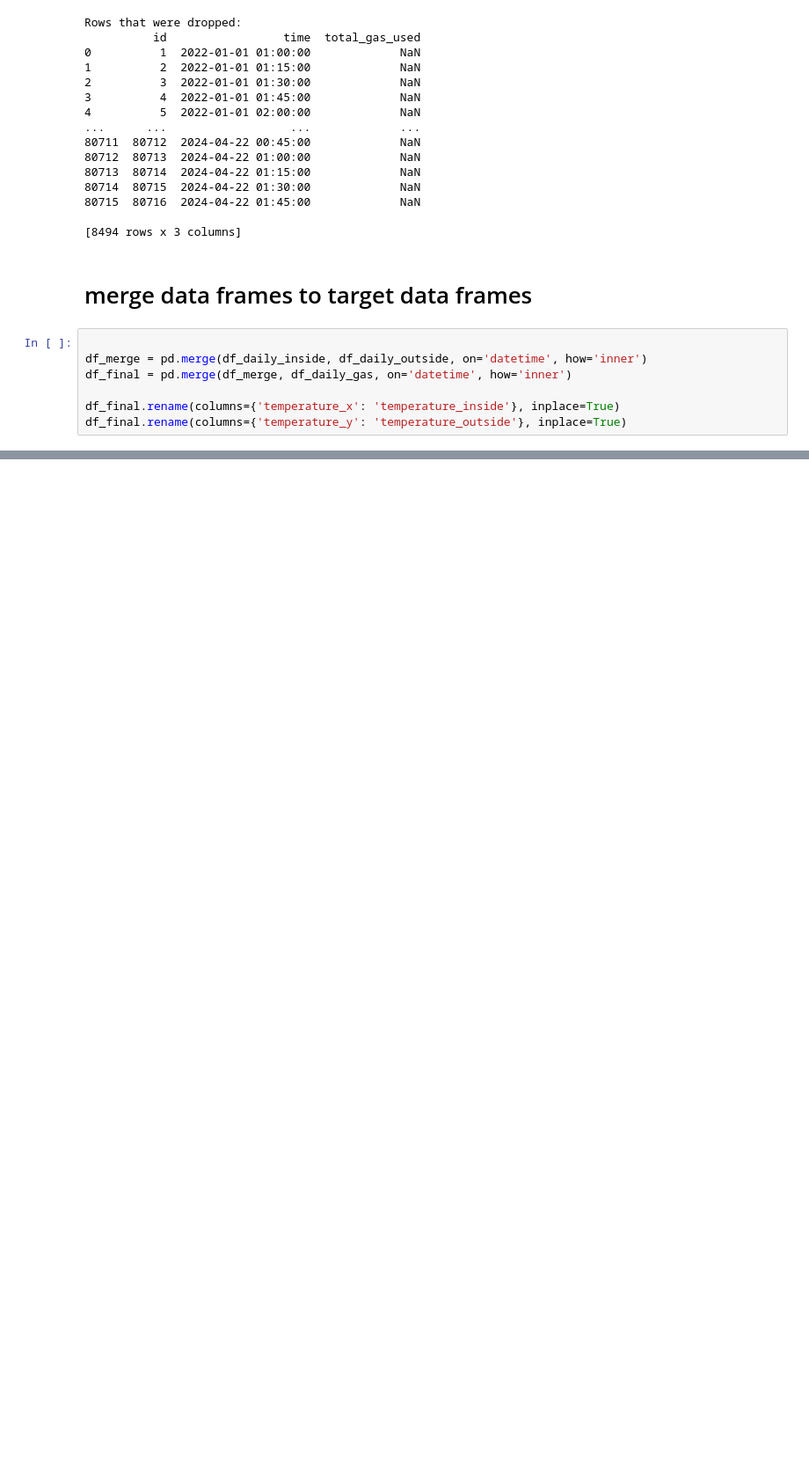
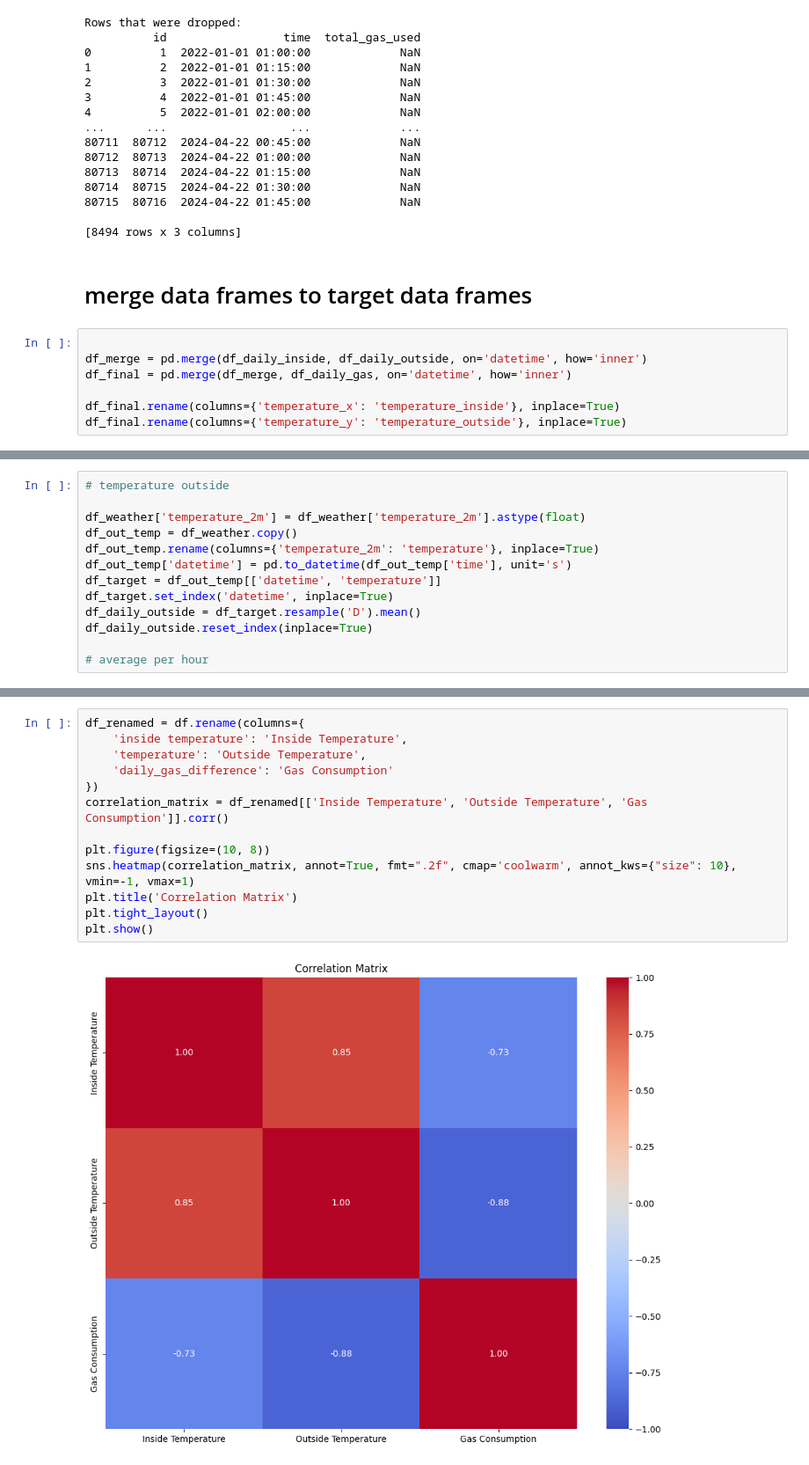
Before and after one commit to phipsrick/GA2024_1, a Jupyter notebook: weather_report/weather_report_Josh.ipynb, the cells around one changed output, grey strips where cells are left out. Shown at 88% size. Saved outputs shown, nothing was run; the diff lists cells and outputs as text; blank space fills up the shorter version.

```diff
--- a/weather_report/weather_report_Josh.ipynb
+++ b/weather_report/weather_report_Josh.ipynb
@@ -174,0 +220,13 @@ df_final.rename(columns={'temperature_y': 'temperature_outside'}, inplace=True)
+# %%
+# temperature outside
+
+df_weather['temperature_2m'] = df_weather['temperature_2m'].astype(float)
+df_out_temp = df_weather.copy()
+df_out_temp.rename(columns={'temperature_2m': 'temperature'}, inplace=True)
+df_out_temp['datetime'] = pd.to_datetime(df_out_temp['time'], unit='s')
+df_target = df_out_temp[['datetime', 'temperature']]
+df_target.set_index('datetime', inplace=True)
+df_daily_outside = df_target.resample('D').mean()
+df_daily_outside.reset_index(inplace=True)
+
+# average per hour
@@ -174,0 +285,15 @@ df_final.rename(columns={'temperature_y': 'temperature_outside'}, inplace=True)
+# %%
+df_renamed = df.rename(columns={
+    'inside temperature': 'Inside Temperature',
+    'temperature': 'Outside Temperature',
+    'daily_gas_difference': 'Gas Consumption'
+})
+correlation_matrix = df_renamed[['Inside Temperature', 'Outside Temperature', 'Gas Consumption']].corr()
+
+plt.figure(figsize=(10, 8))
+sns.heatmap(correlation_matrix, annot=True, fmt=".2f", cmap='coolwarm', annot_kws={"size": 10}, vmin=-1, vmax=1)
+plt.title('Correlation Matrix')
+plt.tight_layout()
+plt.show()
+# %% [output]
+[figure, added]
```
Also changed, not shown: parts of 13 cells of this notebook.
